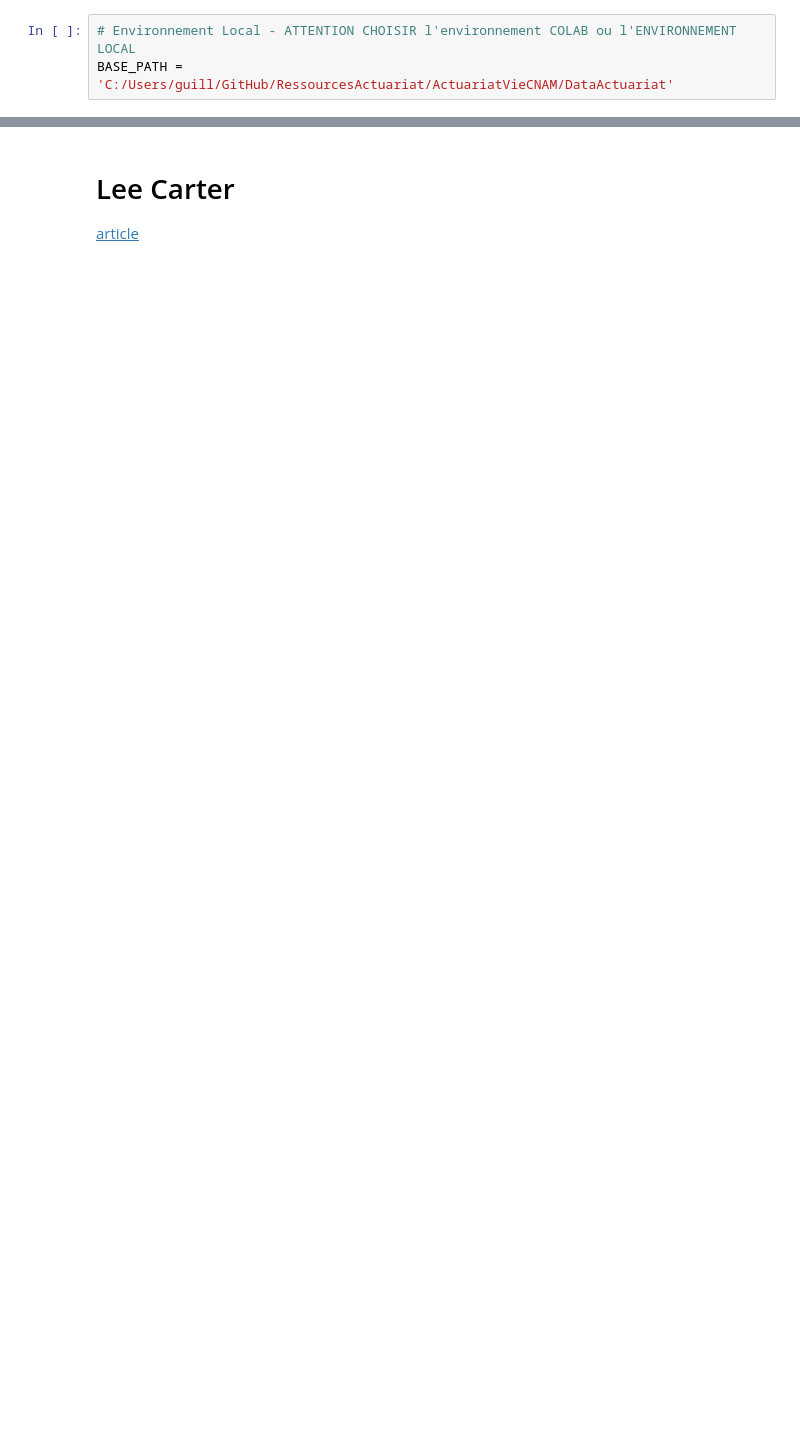
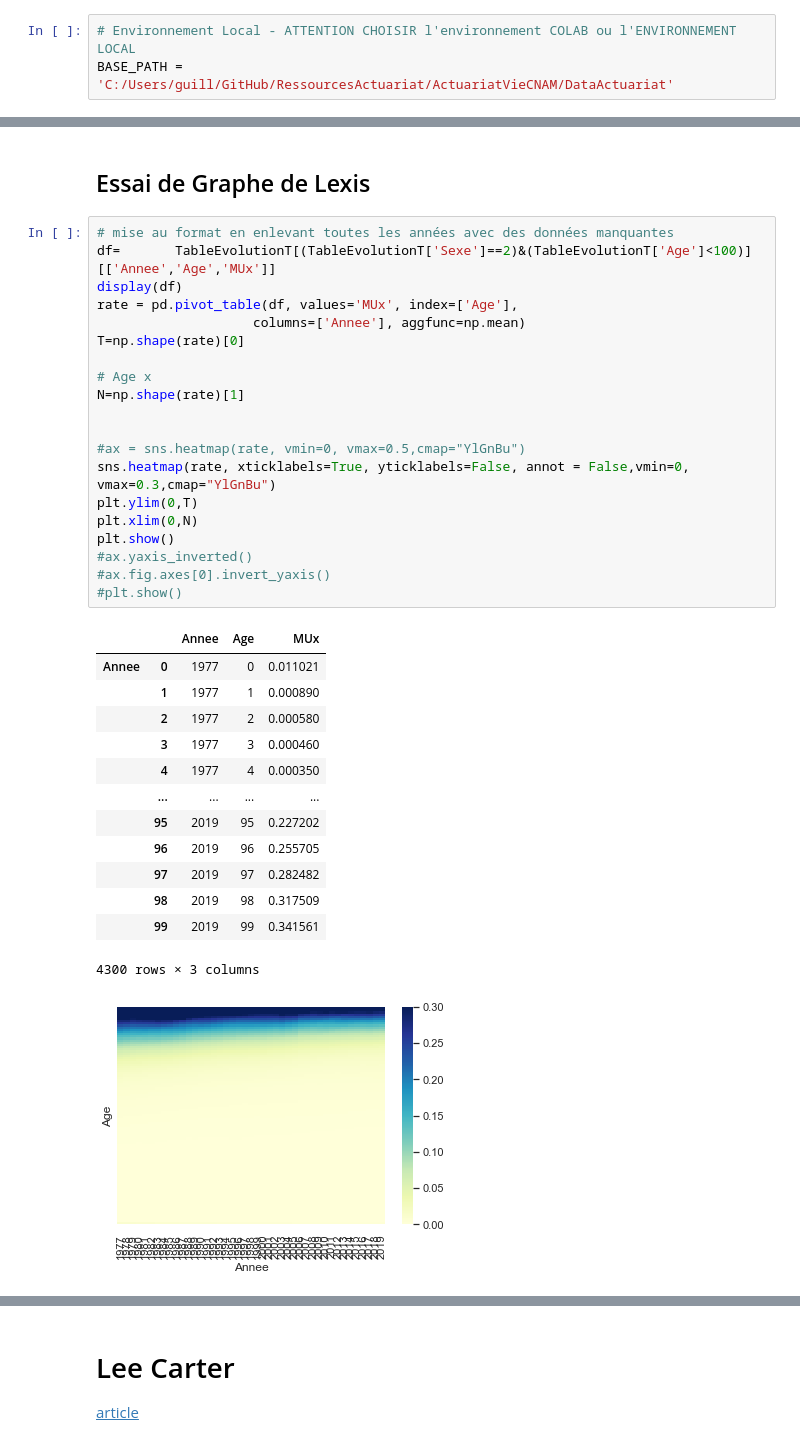
Before and after one commit to RessourcesActuariat/ActuariatVieCNAM, a Jupyter notebook: Table de Mortalité - Partie 3.ipynb, the cells around one changed output, grey strips where cells are left out. Saved outputs shown, nothing was run; the diff lists cells and outputs as text; blank space fills up the shorter version.

```diff
--- a/Table de Mortalité - Partie 3.ipynb
+++ b/Table de Mortalité - Partie 3.ipynb
@@ -134,0 +148,37 @@ EXPOMORTData
+# %% [markdown]
+## Essai de Graphe de Lexis
+# %%
+# mise au format en enlevant toutes les années avec des données manquantes
+df=       TableEvolutionT[(TableEvolutionT['Sexe']==2)&(TableEvolutionT['Age']<100)][['Annee','Age','MUx']]
+display(df)
+rate = pd.pivot_table(df, values='MUx', index=['Age'],
+                    columns=['Annee'], aggfunc=np.mean)
+T=np.shape(rate)[0]
+
+# Age x
+N=np.shape(rate)[1]
+
+
+#ax = sns.heatmap(rate, vmin=0, vmax=0.5,cmap="YlGnBu")
+sns.heatmap(rate, xticklabels=True, yticklabels=False, annot = False,vmin=0, vmax=0.3,cmap="YlGnBu")
+plt.ylim(0,T)
+plt.xlim(0,N)
+plt.show()
+#ax.yaxis_inverted()
+#ax.fig.axes[0].invert_yaxis()
+#plt.show()
+# %% [output]
+|  |  | Annee | Age | MUx |
+| Annee | 0 | 1977 | 0 | 0.011021 |
+|  | 1 | 1977 | 1 | 0.000890 |
+|  | 2 | 1977 | 2 | 0.000580 |
+|  | 3 | 1977 | 3 | 0.000460 |
+|  | 4 | 1977 | 4 | 0.000350 |
+|  | ... | ... | ... | ... |
+|  | 95 | 2019 | 95 | 0.227202 |
+|  | 96 | 2019 | 96 | 0.255705 |
+|  | 97 | 2019 | 97 | 0.282482 |
+|  | 98 | 2019 | 98 | 0.317509 |
+|  | 99 | 2019 | 99 | 0.341561 |
+4300 rows × 3 columns
+[figure, added]
```
Also changed, not shown: parts of 67 cells of this notebook, 7 other files.
